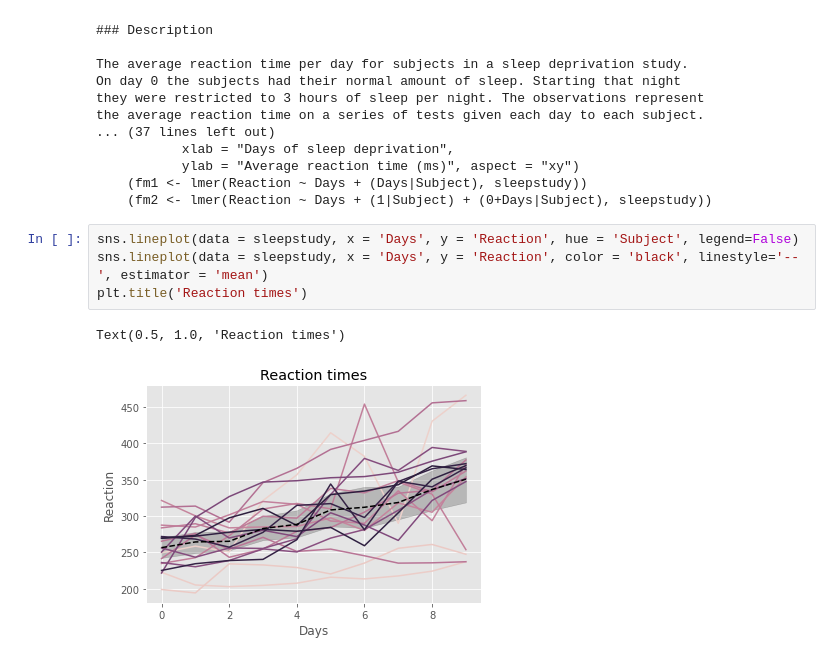
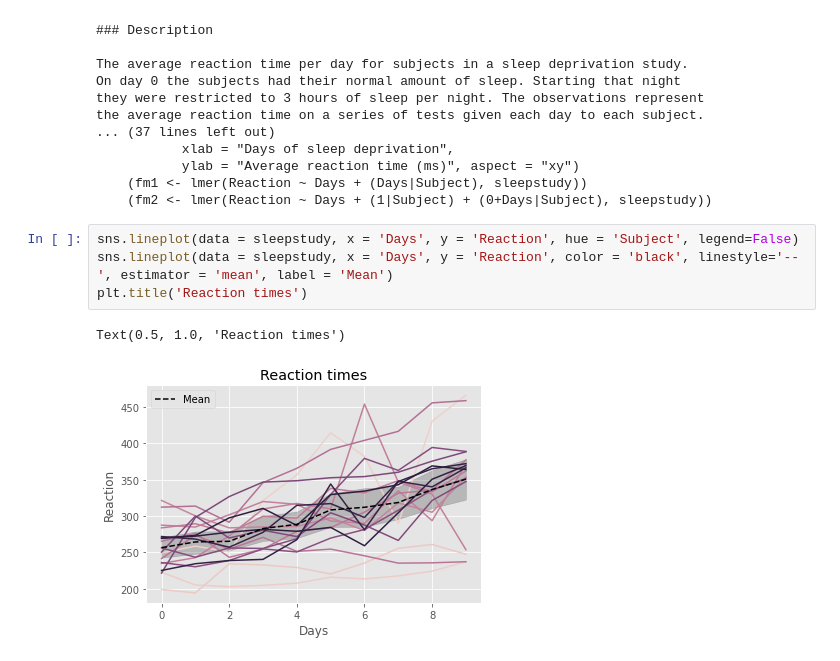
Before and after one commit to ChrisTeceno/numpy-pandas-visualization-exercises, a Jupyter notebook: seaborn_exercises.ipynb, the cells around one changed output. Cells and saved outputs as stored; diff of their text form.

```diff
--- a/seaborn_exercises.ipynb
+++ b/seaborn_exercises.ipynb
@@ -209,8 +209,8 @@ the average reaction time on a series of tests given each day to each subject.
     (fm2 <- lmer(Reaction ~ Days + (1|Subject) + (0+Days|Subject), sleepstudy))
 # %%
 sns.lineplot(data = sleepstudy, x = 'Days', y = 'Reaction', hue = 'Subject', legend=False)
-sns.lineplot(data = sleepstudy, x = 'Days', y = 'Reaction', color = 'black', linestyle='--', estimator = 'mean')
+sns.lineplot(data = sleepstudy, x = 'Days', y = 'Reaction', color = 'black', linestyle='--', estimator = 'mean', label = 'Mean')
 plt.title('Reaction times')
 # %% [output]
 Text(0.5, 1.0, 'Reaction times')
-[figure, old version]
+[figure, new version]
```
